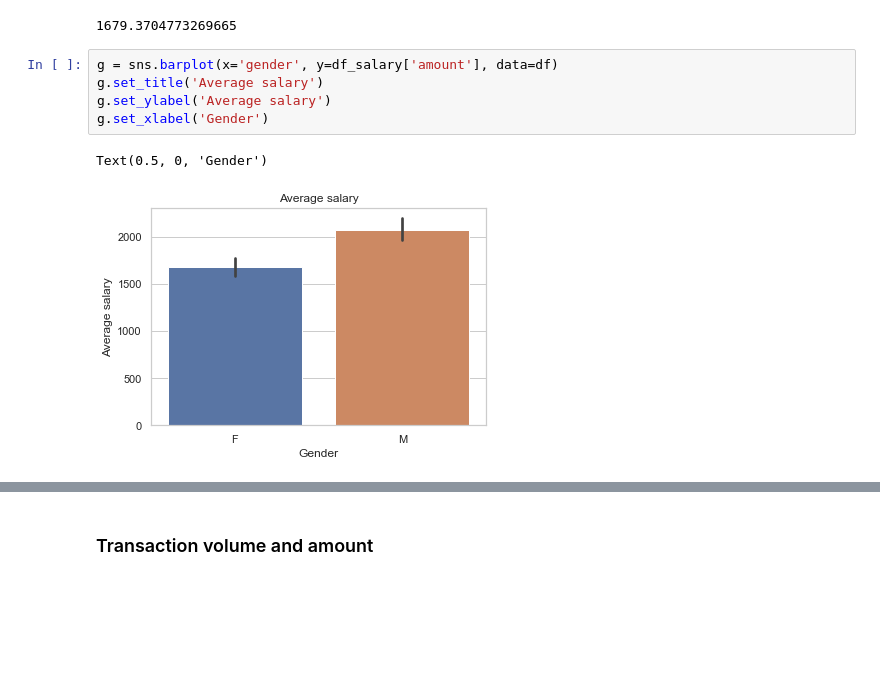
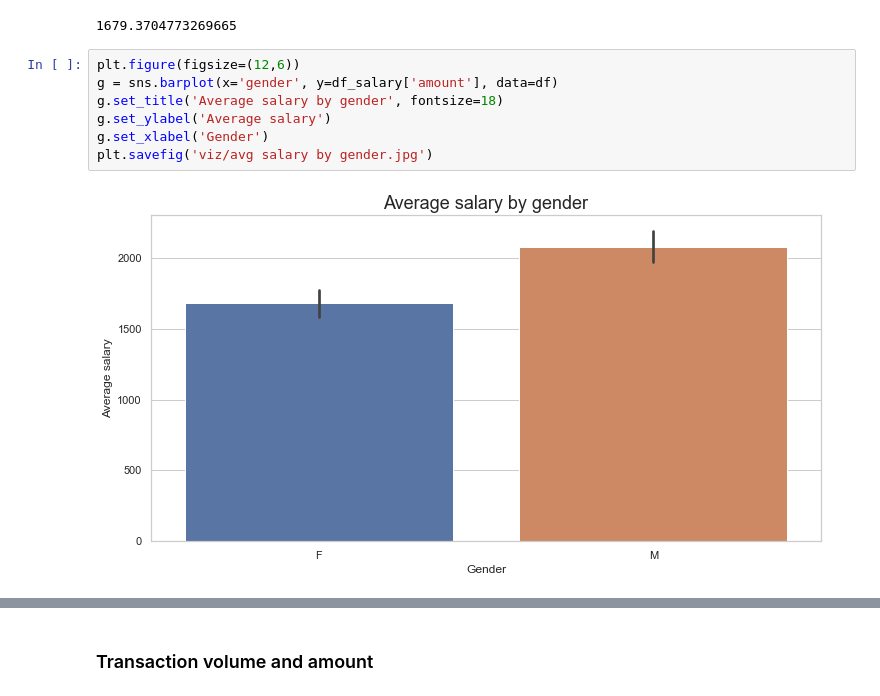
Before and after one commit to HHook/ANZ-virtual-internship, a Jupyter notebook: ANZ virtual internship EDA.ipynb, the cells around one changed output, grey strips where cells are left out. Drawn from its saved outputs; the diff is of its cells as text; blank space fills up the shorter version.

```diff
--- a/ANZ virtual internship EDA.ipynb
+++ b/ANZ virtual internship EDA.ipynb
@@ -368,10 +375,11 @@ df_salary[df_salary['gender']=='F']['amount'].mean()
 # %% [output]
 1679.3704773269665
 # %%
+plt.figure(figsize=(12,6))
 g = sns.barplot(x='gender', y=df_salary['amount'], data=df)
-g.set_title('Average salary')
+g.set_title('Average salary by gender', fontsize=18)
 g.set_ylabel('Average salary')
 g.set_xlabel('Gender')
+plt.savefig('viz/avg salary by gender.jpg')
 # %% [output]
-Text(0.5, 0, 'Gender')
-[figure, old version]
+[figure, new version]
```
Also changed, not shown: parts of 13 cells of this notebook, 5 other files.
